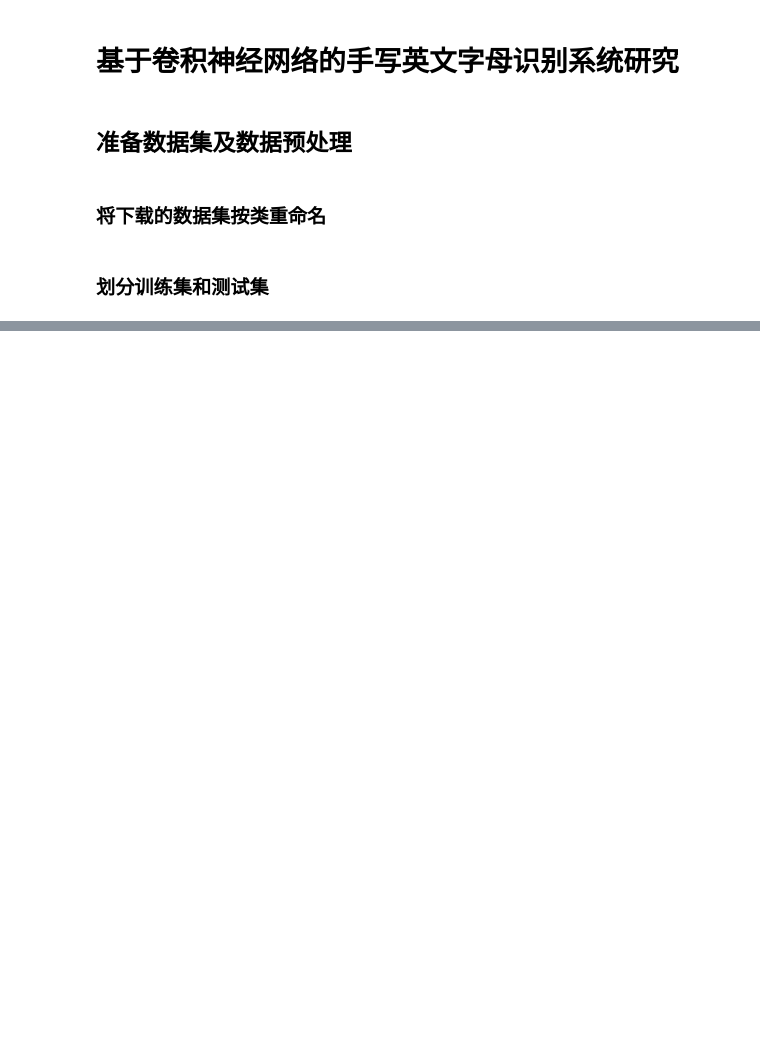
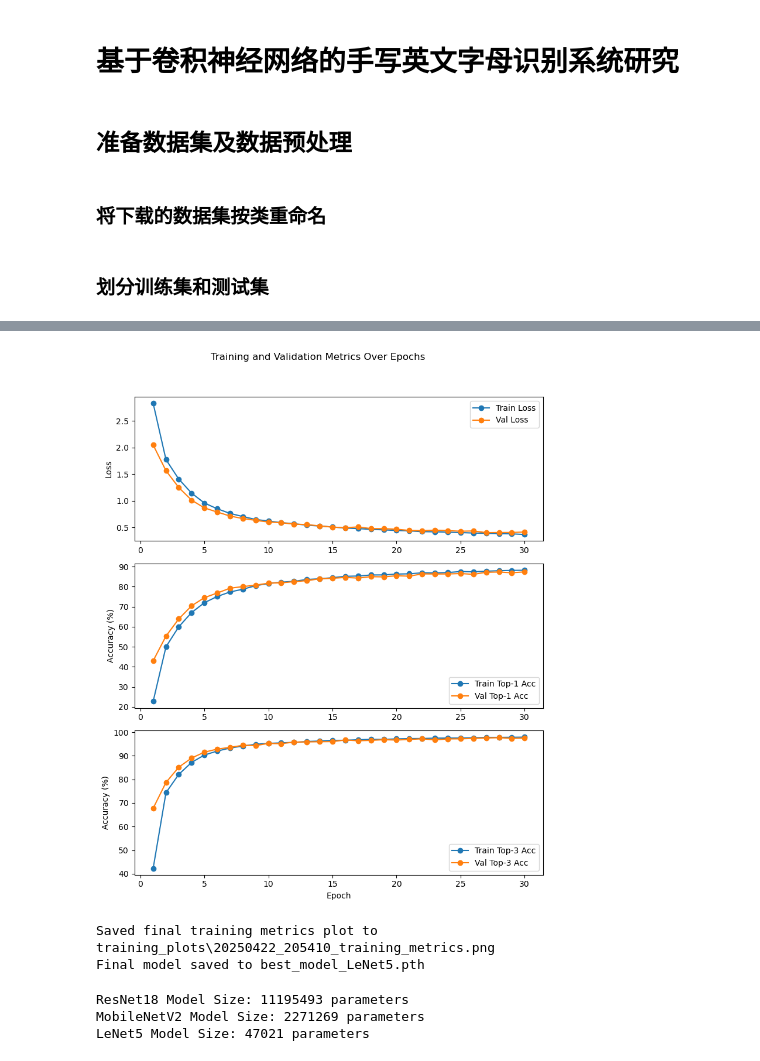
Before and after one commit to Authcult/Com_Intelligent_work, a Jupyter notebook: baseline.ipynb, the cells around one changed output, grey strips where cells are left out. Saved outputs shown, nothing was run; the diff lists cells and outputs as text; code cells hidden in the pictures; blank space fills up the shorter version.

```diff
--- a/baseline.ipynb
+++ b/baseline.ipynb
@@ -279,0 +215,3 @@ if __name__ == "__main__":
+# %%
+LeNet5 = train_model(LeNet5, train_loader, val_loader, loss_func, optimizer_LeNet5, save_path="best_model_LeNet5.pth",num_epochs=30)
+# %% [output]
@@ -280,2 +235,24 @@ if __name__ == "__main__":
+[figure, added]
+Saved final training metrics plot to training_plots\20250422_205410_training_metrics.png
+Final model saved to best_model_LeNet5.pth
+# %%
+# 模型大小
+model_size_resnet18 = sum(p.numel() for p in resnet18.parameters())
+model_size_mobilenet_v2 = sum(p.numel() for p in mobilenet_v2.parameters())
+model_size_LeNet5 = sum(p.numel() for p in LeNet5.parameters())
+# 打印模型大小
+print(f"ResNet18 Model Size: {model_size_resnet18} parameters")
+print(f"MobileNetV2 Model Size: {model_size_mobilenet_v2} parameters")
+print(f"LeNet5 Model Size: {model_size_LeNet5} parameters")
+
+model_sizes = [model_size_resnet18, model_size_mobilenet_v2, model_size_LeNet5]
+model_names = ["ResNet18", "MobileNetV2", "LeNet5"]
+top1_accs = []
+top3_accs = []
+inference_speeds = []
+# %% [output]
+ResNet18 Model Size: 11195493 parameters
+MobileNetV2 Model Size: 2271269 parameters
+LeNet5 Model Size: 47021 parameters
 # %%
 # 推理
```
Also changed, not shown: parts of 12 cells of this notebook, 4 other files.
